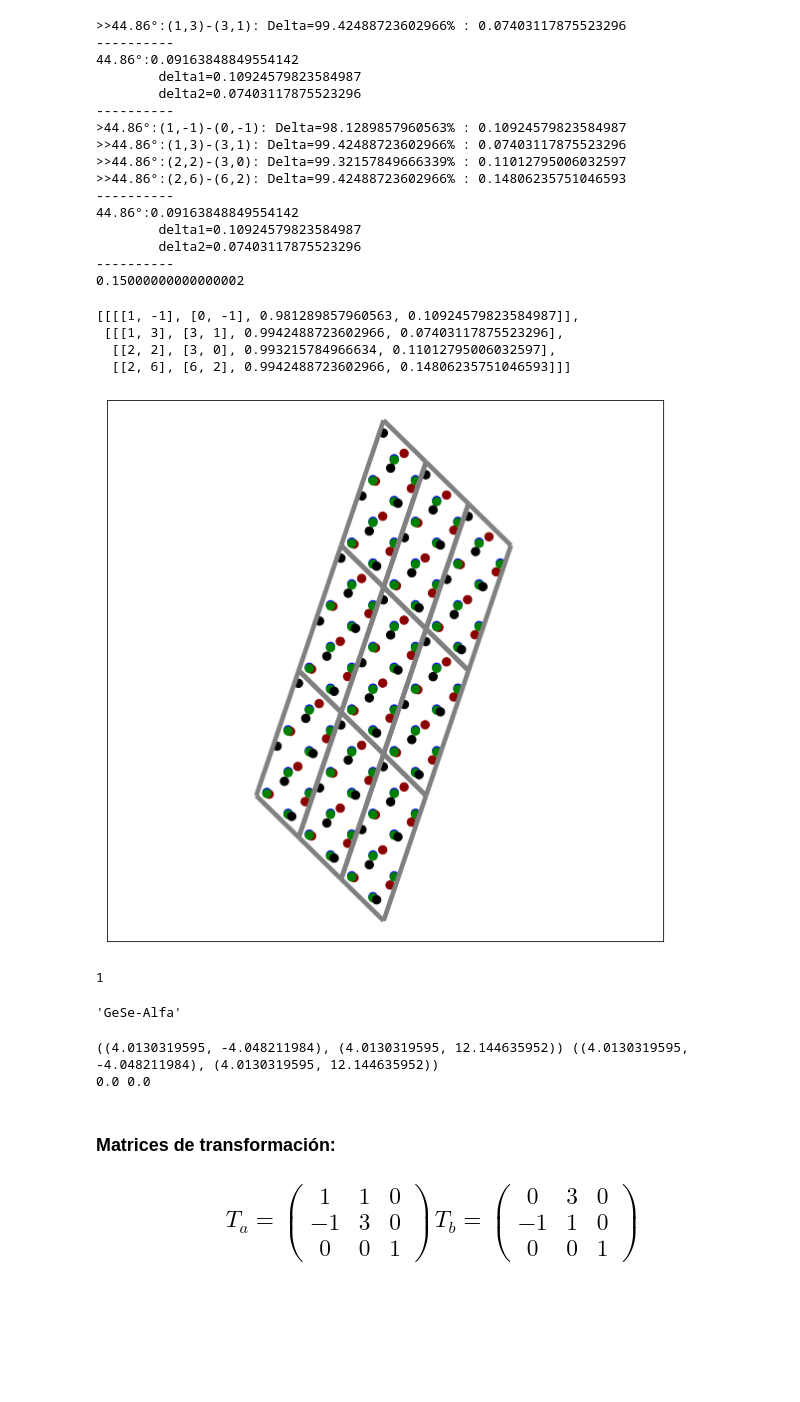
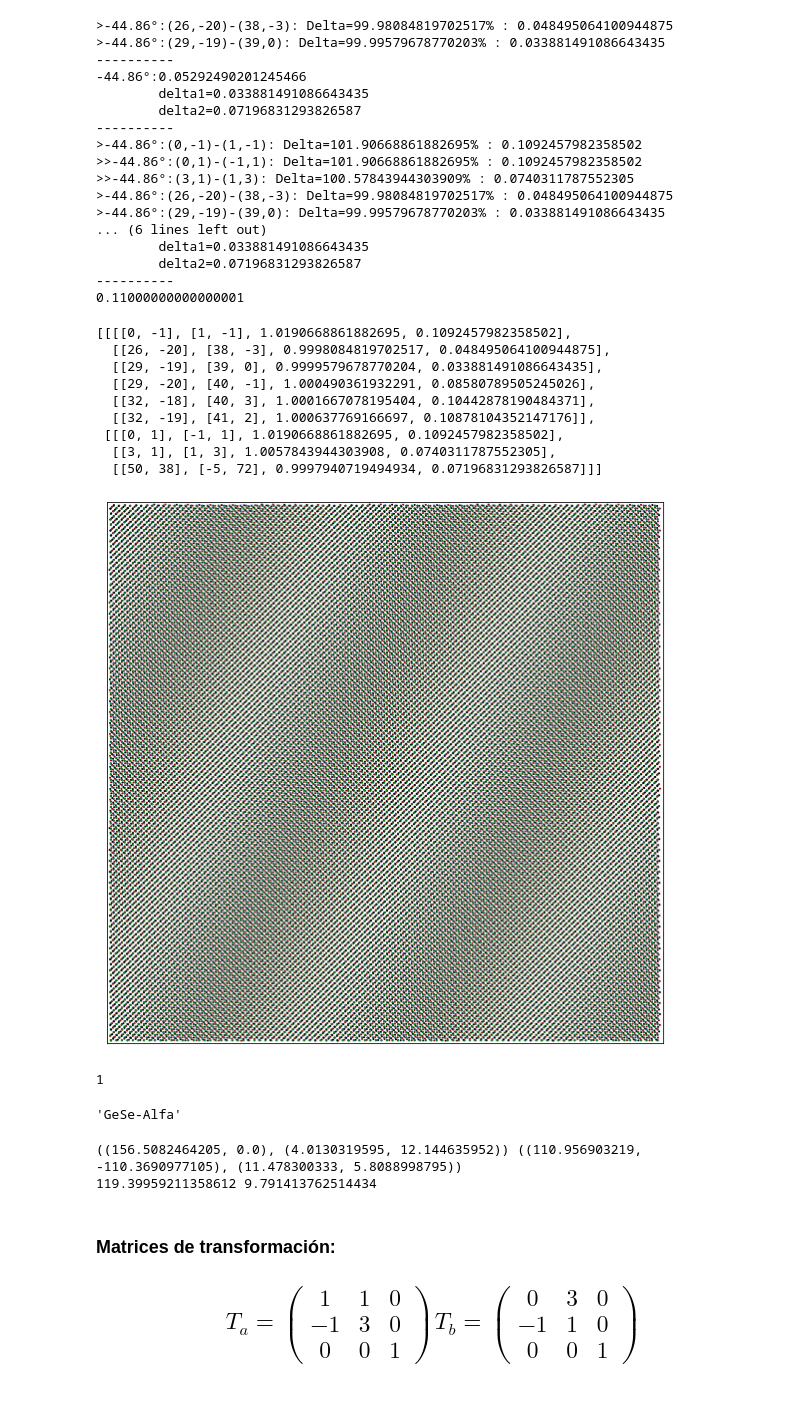
Before and after one commit to OssielAg/SS, a Jupyter notebook: GeSe/GeSe.ipynb, the cells around one changed output. Drawn from its saved outputs; the diff is of its cells as text; code cells hidden in the pictures; blank space fills up the shorter version.

```diff
--- a/GeSe/GeSe.ipynb
+++ b/GeSe/GeSe.ipynb
@@ -13,10 +13,10 @@ def GeSeA():
     return gese
 
 def GeSeB():
-    ats=[Atomo((0.75,0.367782116),posZ=0.160547823,color='darkred',sig='Ge'),
-         Atomo((0.25,0.868400931),posZ=0.063394181,color='darkred',sig='Ge'),
-         Atomo((0.75,0.846623361),posZ=0.160837263,color='black',sig='Se'),
-         Atomo((0.25,0.346943438),posZ=0.063084550,color='black',sig='Se')]
+    ats=[Atomo((0.75,0.367782116),posZ=0.160547823,color='purple',sig='Ge'),
+         Atomo((0.25,0.868400931),posZ=0.063394181,color='purple',sig='Ge'),
+         Atomo((0.75,0.846623361),posZ=0.160837263,color='green',sig='Se'),
+         Atomo((0.25,0.346943438),posZ=0.063084550,color='green',sig='Se')]
     a = (3.8261001110,0.0000000000)
     b = (0.0000000000,5.8088998795)
     gese = Malla(a,b,atms=ats,name='GeSe-Alfa')
@@ -593,43 +593,49 @@ print(cosa2)
 gcA=GeSeA()
 gcB=GeSeB()
 res=[[],[]]
-lim=0.05
+lim=0.01
 while (len(res[0])<1 or len(res[1])<1):
     lim=lim+0.05
-    res, m = calculaPares(gcA.vectors(), gcB.vectors(), 44.86, maxIt=30, eps=lim)
+    res, m = calculaPares(gcB.vectors(), gcA.vectors(), -44.86, maxIt=50, eps=lim)
 print(lim)
 res
 # %% [output]
->>44.86°:(1,3)-(3,1): Delta=99.42488723602966% : 0.07403117875523296
+>-44.86°:(26,-20)-(38,-3): Delta=99.98084819702517% : 0.048495064100944875
+>-44.86°:(29,-19)-(39,0): Delta=99.99579678770203% : 0.033881491086643435
 ----------
-44.86°:0.09163848849554142
-        delta1=0.10924579823584987
-        delta2=0.07403117875523296
+-44.86°:0.05292490201245466
+        delta1=0.033881491086643435
+        delta2=0.07196831293826587
 ----------
->44.86°:(1,-1)-(0,-1): Delta=98.1289857960563% : 0.10924579823584987
->>44.86°:(1,3)-(3,1): Delta=99.42488723602966% : 0.07403117875523296
->>44.86°:(2,2)-(3,0): Delta=99.32157849666339% : 0.11012795006032597
->>44.86°:(2,6)-(6,2): Delta=99.42488723602966% : 0.14806235751046593
+>-44.86°:(0,-1)-(1,-1): Delta=101.90668861882695% : 0.1092457982358502
+>>-44.86°:(0,1)-(-1,1): Delta=101.90668861882695% : 0.1092457982358502
+>>-44.86°:(3,1)-(1,3): Delta=100.57843944303909% : 0.0740311787552305
+>-44.86°:(26,-20)-(38,-3): Delta=99.98084819702517% : 0.048495064100944875
+>-44.86°:(29,-19)-(39,0): Delta=99.99579678770203% : 0.033881491086643435
+... (6 lines left out)
+        delta1=0.033881491086643435
+        delta2=0.07196831293826587
 ----------
-44.86°:0.09163848849554142
-        delta1=0.10924579823584987
-        delta2=0.07403117875523296
-----------
-0.15000000000000002
+0.11000000000000001
-[[[[1, -1], [0, -1], 0.981289857960563, 0.10924579823584987]],
- [[[1, 3], [3, 1], 0.9942488723602966, 0.07403117875523296],
-  [[2, 2], [3, 0], 0.993215784966634, 0.11012795006032597],
-  [[2, 6], [6, 2], 0.9942488723602966, 0.14806235751046593]]]
+[[[[0, -1], [1, -1], 1.0190668861882695, 0.1092457982358502],
+  [[26, -20], [38, -3], 0.9998084819702517, 0.048495064100944875],
+  [[29, -19], [39, 0], 0.9999579678770204, 0.033881491086643435],
+  [[29, -20], [40, -1], 1.000490361932291, 0.08580789505245026],
+  [[32, -18], [40, 3], 1.0001667078195404, 0.10442878190484371],
+  [[32, -19], [41, 2], 1.000637769166697, 0.10878104352147176]],
+ [[[0, 1], [-1, 1], 1.0190668861882695, 0.1092457982358502],
+  [[3, 1], [1, 3], 1.0057843944303908, 0.0740311787552305],
+  [[50, 38], [-5, 72], 0.9997940719494934, 0.07196831293826587]]]
 # %%
 (sa,sb)=gcA.vectors()
-(sa,sb)=transfVs(sa,sb,(1,1,-1,3))
-
-sM=superMesh(sa,sb,[gcA, gcB.mRot(44.86)])
-sM.name="Gese-Beta sobre GeSe-Alpha (rotado 44.86º)"
+(sa,sb)=transfVs(sa,sb,(39,1,0,3))
+#(29,3,-19,1)
+sM=superMesh((400,0),(0,400),[gcA, gcB.mRot(44.86)])
+sM.name="Gese-Beta sobre GeSe-Alpha (rotado 44.86º) Sin editar"
 sM.exporta()
-sM.showNM(3,3,t=70)
+sM.showNM(1,1,t=1)
 # %% [output]
-[figure, old version]
+[figure, new version]
 1
 # %%
 gcA.name
@@ -638,12 +644,12 @@ gcA.name
 # %%
 vec1,vec2=gcA.vectors()
 c,d=gcB.vectors()
-(p1,p2),(p3,p4)=transfVs(vec1,vec2,(1,1,-1,3)),transfVs(c,d,(0,3,-1,1))
+(p1,p2),(p3,p4)=transfVs(vec1,vec2,(39,1,0,3)),transfVs(c,d,(29,3,-19,1))
 print((p1,p2),(p3,p4))
 print(dist(p1,p3),dist(p2,p4))
 # %% [output]
-((4.0130319595, -4.048211984), (4.0130319595, 12.144635952)) ((4.0130319595, -4.048211984), (4.0130319595, 12.144635952))
-0.0 0.0
+((156.5082464205, 0.0), (4.0130319595, 12.144635952)) ((110.956903219, -110.3690977105), (11.478300333, 5.8088998795))
+119.39959211358612 9.791413762514434
 # %%
 def inv2x2(m):
     a,b,c,d = m
```
Also changed, not shown: parts of 7 cells of this notebook, 15 other files.
